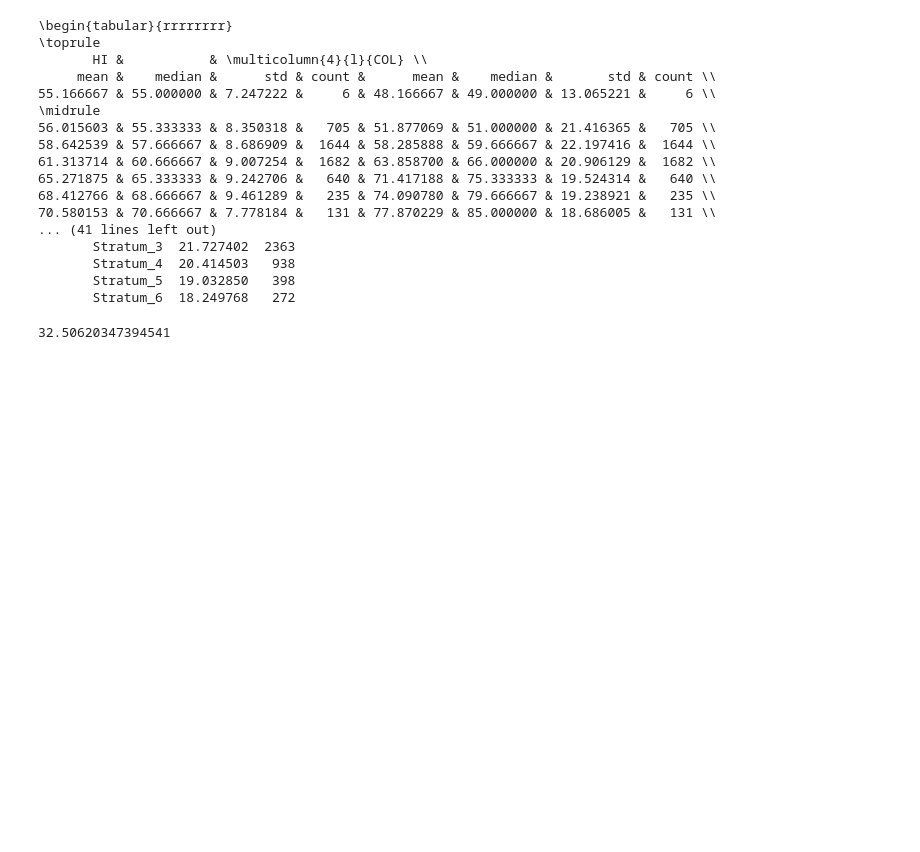
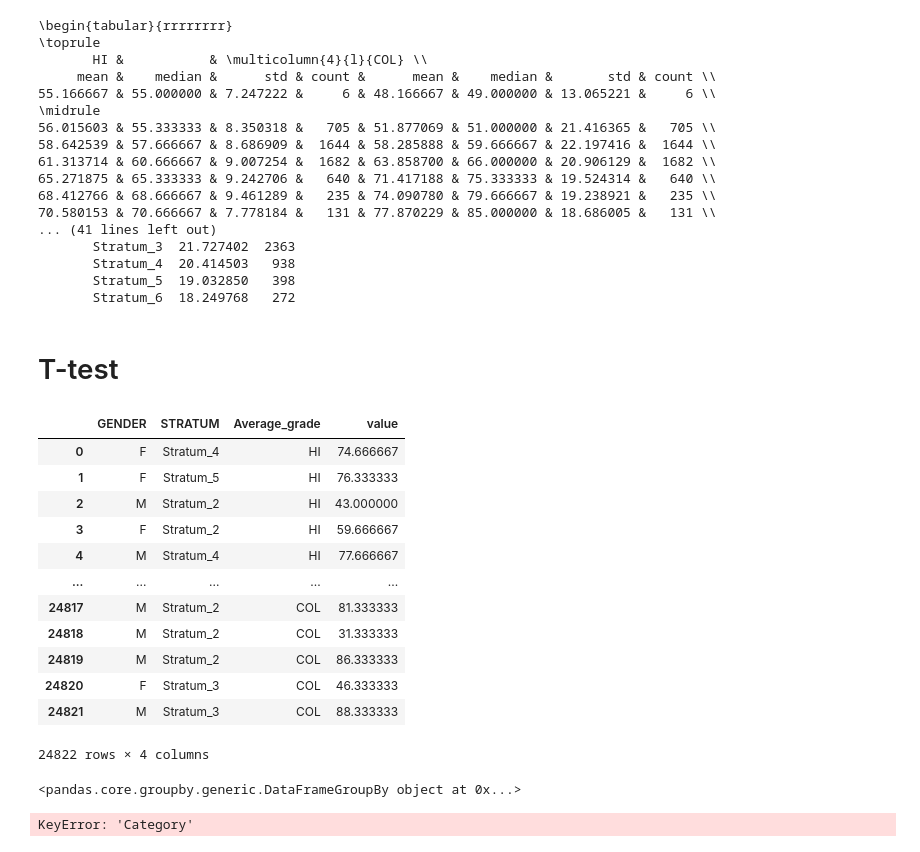
Before and after one commit to s183910/Bachelor_Gabi_Kat, a Jupyter notebook: Notebooks/Basic_dists/Data.ipynb, the cells around one changed output. Saved outputs shown, nothing was run; the diff lists cells and outputs as text; code cells hidden in the pictures; blank space fills up the shorter version.

Commit message:
creation of data sets

```diff
--- a/Notebooks/Basic_dists/Data.ipynb
+++ b/Notebooks/Basic_dists/Data.ipynb
@@ -237,7 +234,35 @@ print(df_kat)
        Stratum_4  20.414503   938
        Stratum_5  19.032850   398
        Stratum_6  18.249768   272
-# %%
-131/(131+272)*100
-# %% [output]
-32.50620347394541
+# %% [markdown]
+# T-test
+# %%
+# T-test
+from scipy.stats import ttest_ind
+df_try
+# %% [output]
+|  | GENDER | STRATUM | Average_grade | value |
+| 0 | F | Stratum_4 | HI | 74.666667 |
+| 1 | F | Stratum_5 | HI | 76.333333 |
+| 2 | M | Stratum_2 | HI | 43.000000 |
+| 3 | F | Stratum_2 | HI | 59.666667 |
+| 4 | M | Stratum_4 | HI | 77.666667 |
+| ... | ... | ... | ... | ... |
+| 24817 | M | Stratum_2 | COL | 81.333333 |
+| 24818 | M | Stratum_2 | COL | 31.333333 |
+| 24819 | M | Stratum_2 | COL | 86.333333 |
+| 24820 | F | Stratum_3 | COL | 46.333333 |
+| 24821 | M | Stratum_3 | COL | 88.333333 |
+24822 rows × 4 columns
+# %%
+df_try.groupby(['GENDER','STRATUM'])
+# %% [output]
+<pandas.core.groupby.generic.DataFrameGroupBy object at 0x...>
+# %%
+# df_try.groupby(['GENDER','STRATUM'])
+female_str_1 = df[df['GENDER']=='F']
+male_str_1= my_data[my_data['GENDER',]=='F']
+
+ttest_ind(cat1['values'], cat2['values'])
+# %% [output]
+KeyError: 'Category'
```
Also changed, not shown: parts of 1 cell of this notebook, 13 other files.
